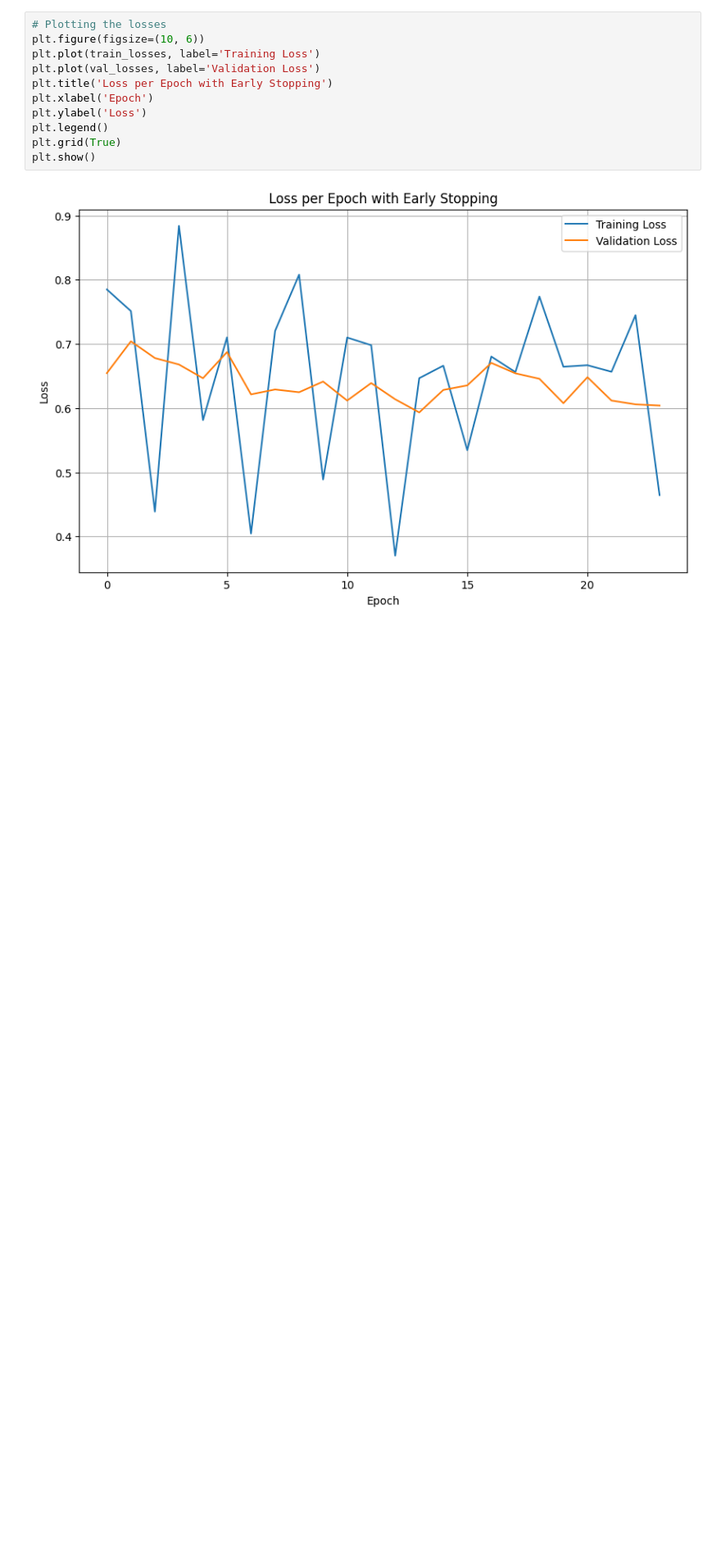
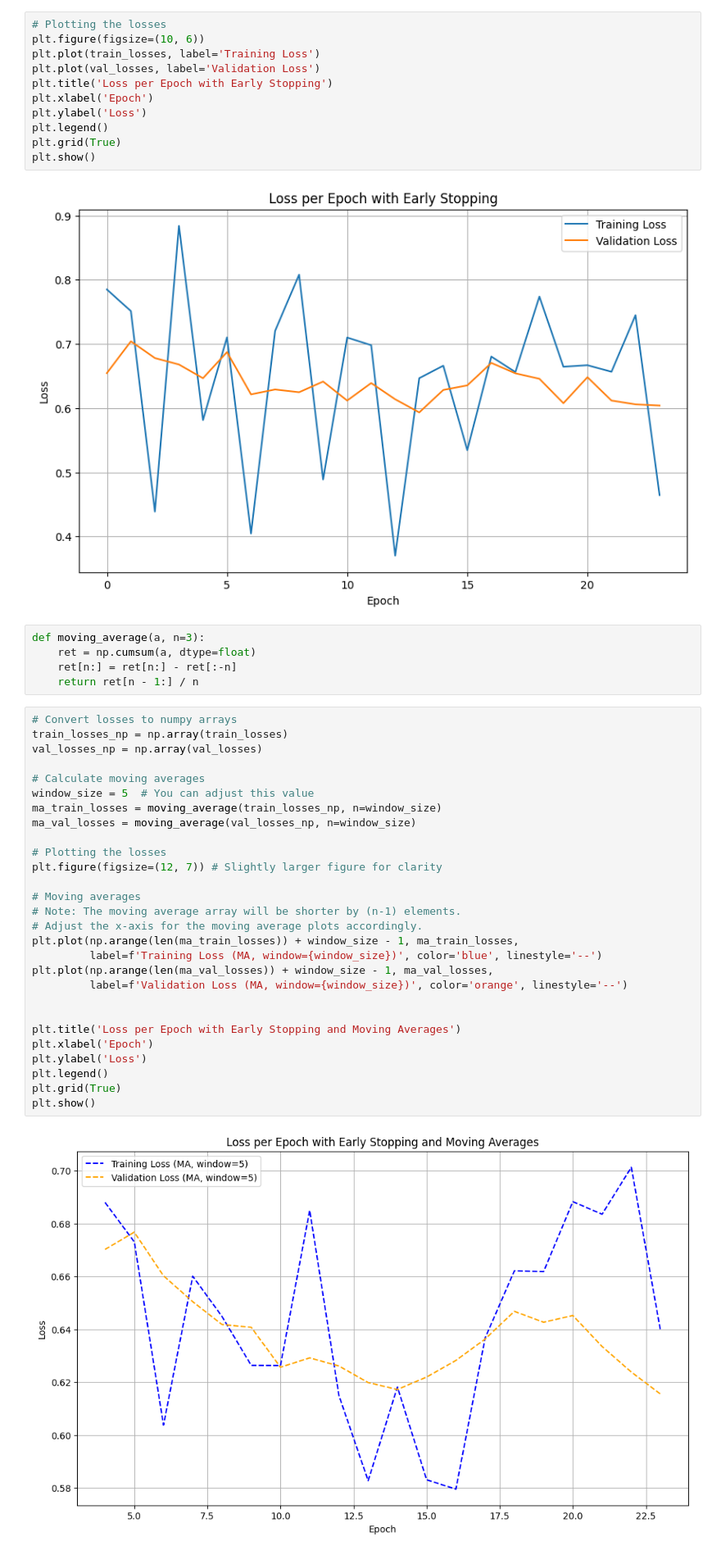
Before and after one commit to savirarama/Embedding-Clusters-Visualization, a Jupyter notebook: mlp_matrix_learning_train.ipynb, the cells around one changed output. Shown at 82% size. Saved outputs shown, nothing was run; the diff lists cells and outputs as text; blank space fills up the shorter version.

Commit message:
add function to plot moving averages of loss

```diff
--- a/mlp_matrix_learning_train.ipynb
+++ b/mlp_matrix_learning_train.ipynb
@@ -274,3 +274,38 @@ plt.grid(True)
 plt.show()
 # %% [output]
 [figure]
+# %%
+def moving_average(a, n=3):
+    ret = np.cumsum(a, dtype=float)
+    ret[n:] = ret[n:] - ret[:-n]
+    return ret[n - 1:] / n
+# %%
+# Convert losses to numpy arrays
+train_losses_np = np.array(train_losses)
+val_losses_np = np.array(val_losses)
+
+# Calculate moving averages
+window_size = 5  # You can adjust this value
+ma_train_losses = moving_average(train_losses_np, n=window_size)
+ma_val_losses = moving_average(val_losses_np, n=window_size)
+
+# Plotting the losses
+plt.figure(figsize=(12, 7)) # Slightly larger figure for clarity
+
+# Moving averages
+# Note: The moving average array will be shorter by (n-1) elements.
+# Adjust the x-axis for the moving average plots accordingly.
+plt.plot(np.arange(len(ma_train_losses)) + window_size - 1, ma_train_losses,
+         label=f'Training Loss (MA, window={window_size})', color='blue', linestyle='--')
+plt.plot(np.arange(len(ma_val_losses)) + window_size - 1, ma_val_losses,
+         label=f'Validation Loss (MA, window={window_size})', color='orange', linestyle='--')
+
+
+plt.title('Loss per Epoch with Early Stopping and Moving Averages')
+plt.xlabel('Epoch')
+plt.ylabel('Loss')
+plt.legend()
+plt.grid(True)
+plt.show()
+# %% [output]
+[figure, added]
```
